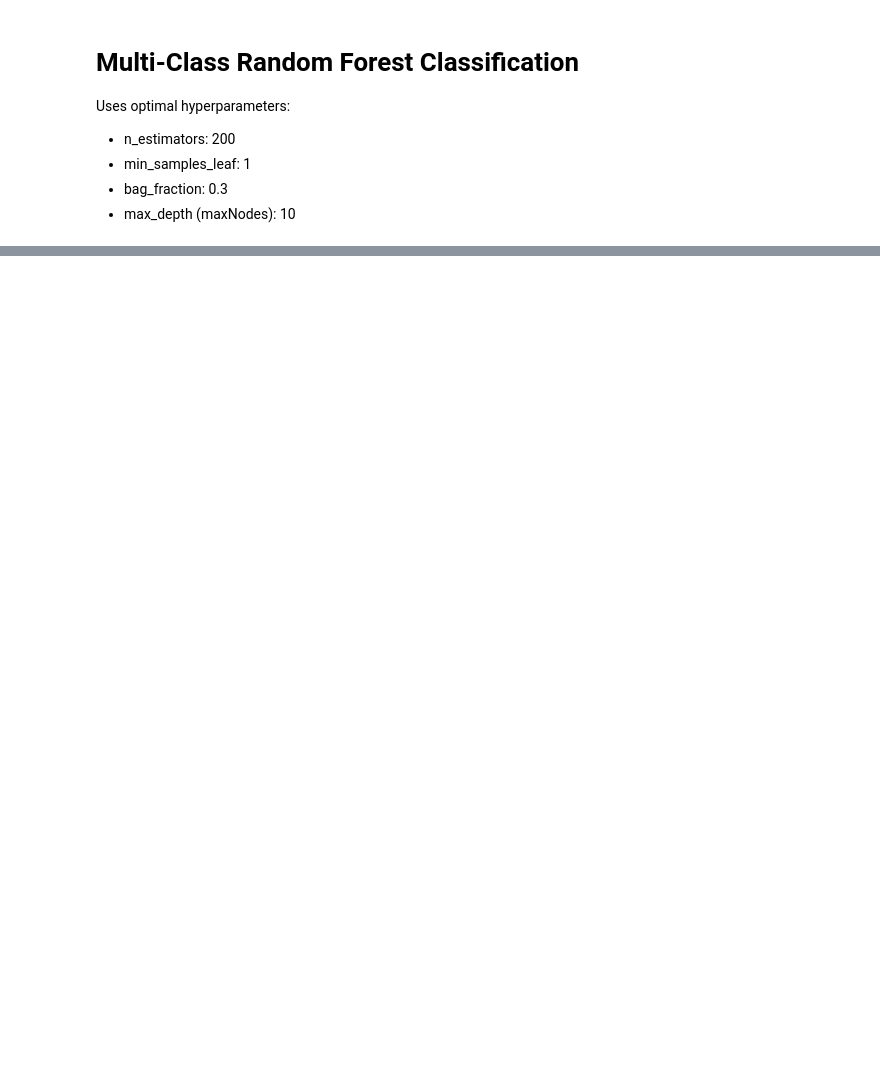
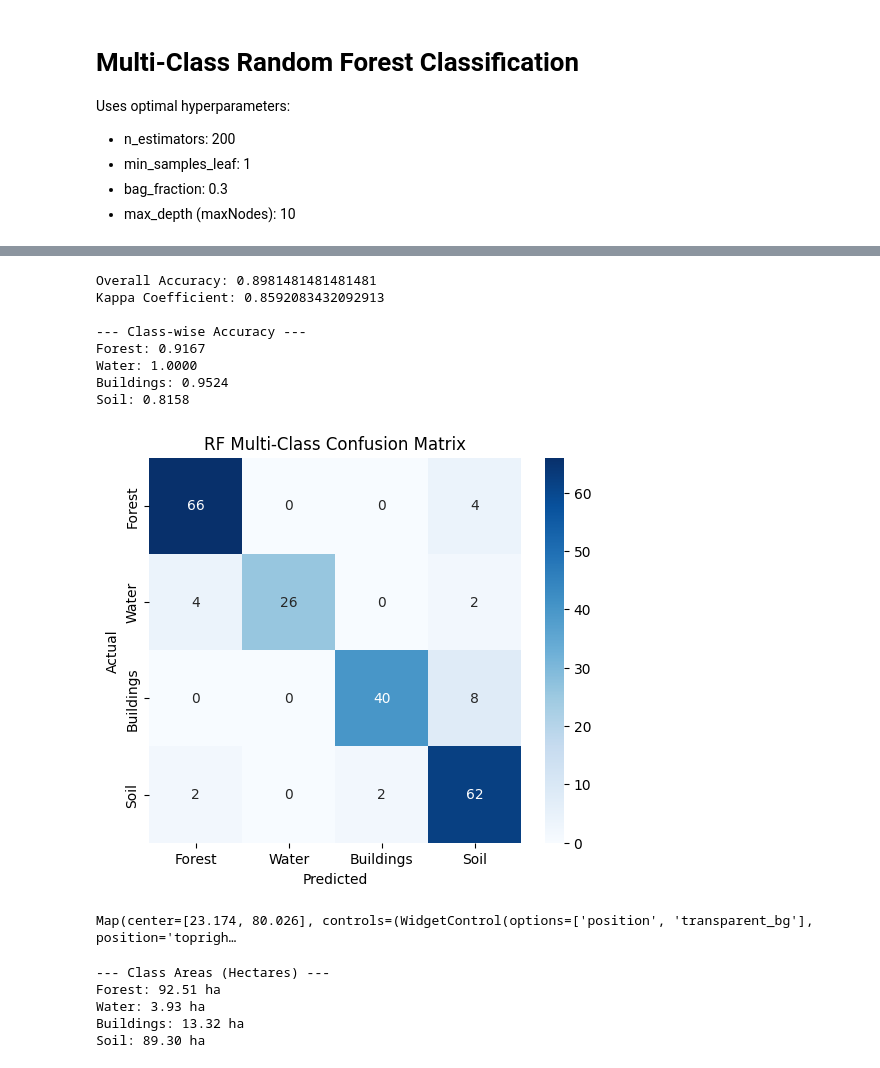
Before and after one commit to cosypix/Geo-Engine-Classifier, a Jupyter notebook: nb/multi/rf_multi.ipynb, the cells around one changed output, grey strips where cells are left out. Cells and saved outputs as stored; diff of their text form; code cells hidden in the pictures; blank space fills up the shorter version.

```diff
--- a/nb/multi/rf_multi.ipynb
+++ b/nb/multi/rf_multi.ipynb
@@ -42,9 +42,9 @@ def mask_s2_clouds(image):
 
 dataset = (
     ee.ImageCollection('COPERNICUS/S2_SR_HARMONIZED')
-      .filterDate('2026-01-01', '2026-02-28')
+      .filterDate('2025-03-01', '2025-04-30')
       .filterBounds(campus)
-      .filter(ee.Filter.lt('CLOUDY_PIXEL_PERCENTAGE', 20))
+      .filter(ee.Filter.lt('CLOUDY_PIXEL_PERCENTAGE', 15))
       .map(mask_s2_clouds)
 )
 composite = dataset.median().clip(campus)
@@ -60,10 +60,22 @@ savi = composite.expression(
 composite = composite.addBands([ndvi, ndwi, ndbi, savi])
 bands = ['B2', 'B3', 'B4', 'B8', 'B11', 'B12', 'NDVI', 'NDWI', 'NDBI', 'SAVI']
 # %%
-water     = ee.FeatureCollection('users/cosypix/multi_water_points')
-forest    = ee.FeatureCollection('users/cosypix/multi_forest_points')
-soil      = ee.FeatureCollection('users/cosypix/multi_soil_points')
-buildings = ee.FeatureCollection('users/cosypix/multi_buildings_points')
+water     = ee.FeatureCollection('users/cosypix/water_points')
+forest    = ee.FeatureCollection('users/cosypix/forest_points')
+soil      = ee.FeatureCollection('users/cosypix/soil_points')
+buildings = ee.FeatureCollection('users/cosypix/building_points')
+
+class_names = ['Forest', 'Water', 'Buildings', 'Soil']
+class_collections = [forest, water, buildings, soil]
+
+print('--- Points per Class ---')
+total_points = 0
+for name, fc in zip(class_names, class_collections):
+    count = fc.size().getInfo()
+    total_points += count
+    print(f'{name}: {count}')
+print(f'Total Points: {total_points}')
+print()
 
 all_points = water.merge(forest).merge(soil).merge(buildings)
 
@@ -85,50 +107,75 @@ print("Test Set Size:", test_set.size().getInfo())
 # %%
 rf_classifier = ee.Classifier.smileRandomForest(
     numberOfTrees=200,
     minLeafPopulation=1,
     bagFraction=0.3,
     maxNodes=10
 ).train(
     features=train_set,
     classProperty='label',
     inputProperties=bands
 )
 
 test_classified = test_set.classify(rf_classifier)
 confusion_matrix = test_classified.errorMatrix('label', 'classification')
 
 print('Overall Accuracy:', confusion_matrix.accuracy().getInfo())
 print('Kappa Coefficient:', confusion_matrix.kappa().getInfo())
 
+print('\n--- Class-wise Accuracy ---')
+consumers_acc = confusion_matrix.consumersAccuracy().getInfo()
+
+for i, name in enumerate(class_names):
+    # Safely access the 0th row, then the i-th column
+    if i < len(consumers_acc[0]):
+        acc = consumers_acc[0][i] if consumers_acc[0][i] is not None else 0.0
+    else:
+        acc = 0.0
+
+    print(f'{name}: {acc:.4f}')
+
+print()
+
 cm_array = confusion_matrix.array().getInfo()
-class_names = ['Water', 'Forest', 'Soil', 'Buildings']
 
 plt.figure(figsize=(6, 5))
 sns.heatmap(cm_array, annot=True, fmt='d', cmap='Blues', xticklabels=class_names, yticklabels=class_names)
 plt.xlabel('Predicted')
 plt.ylabel('Actual')
 plt.title('RF Multi-Class Confusion Matrix')
 plt.savefig('../../assets/multi_rf_cm.png', dpi=300, bbox_inches='tight')
 plt.show()
+# %% [output]
+Overall Accuracy: 0.8981481481481481
+Kappa Coefficient: 0.8592083432092913
+
+--- Class-wise Accuracy ---
+Forest: 0.9167
+Water: 1.0000
+Buildings: 0.9524
+Soil: 0.8158
+[figure, added]
 # %%
 classified = composite.select(bands).classify(rf_classifier)
 classified_smooth = classified.focalMode(radius=1, kernelType='square', units='pixels')
 
-class_palette = ['0000FF', '00FF00', 'D2B48C', 'FF0000']
+class_palette = ['00FF00', '0000FF', 'FF0000', 'D2B48C']
 
 Map = geemap.Map(center=[23.174, 80.026], zoom=15)
 Map.addLayer(composite, {'bands': ['B4', 'B3', 'B2'], 'min': 0, 'max': 0.3}, 'RGB Composite')
-Map.addLayer(classified_smooth, {'min': 0, 'max': 3, 'palette': class_palette}, 'RF Classification')
+Map.addLayer(classified_smooth, {'min': 0, 'max': 3, 'palette': class_palette}, 'KNN Classification')
 
 legend_dict = {
-    'Water (0)':      '0000FF',
-    'Forest (1)':     '00FF00',
-    'Soil (2)':       'D2B48C',
-    'Buildings (3)':  'FF0000'
+    'Forest (0)':     '00FF00',
+    'Water (1)':      '0000FF',
+    'Buildings (2)':  'FF0000',
+    'Soil (3)':       'D2B48C'
 }
 Map.add_legend(title='Land Cover', legend_dict=legend_dict)
 Map.addLayer(campus, {}, 'Campus Boundary')
 Map
+# %% [output]
+Map(center=[23.174, 80.026], controls=(WidgetControl(options=['position', 'transparent_bg'], position='toprigh…
 # %%
 area_image = ee.Image.pixelArea().addBands(classified_smooth)
 areas = area_image.reduceRegion(
@@ -143,3 +190,9 @@ print("--- Class Areas (Hectares) ---")
 for entry in area_data:
     ha = entry['sum'] / 10000
     print(f"{class_names[entry['class']]}: {ha:.2f} ha")
+# %% [output]
+--- Class Areas (Hectares) ---
+Forest: 92.51 ha
+Water: 3.93 ha
+Buildings: 13.32 ha
+Soil: 89.30 ha
```
Also changed, not shown: parts of 1 cell of this notebook, 49 other files.
